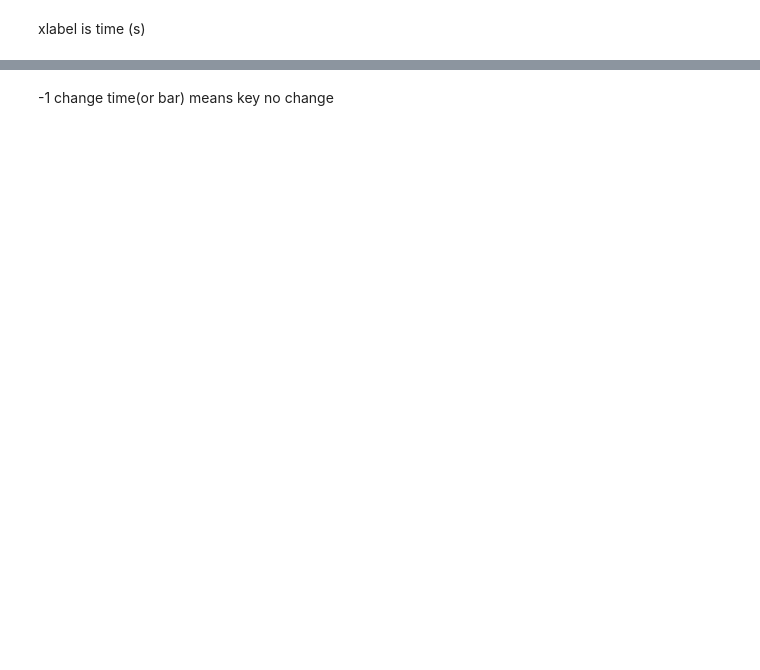
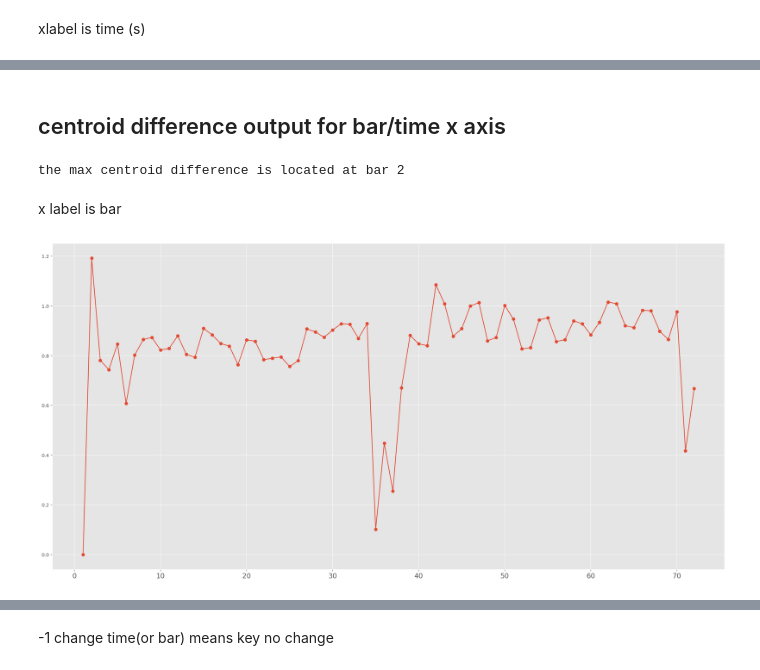
Before and after one commit to ruiguo-bio/midi-miner, a Jupyter notebook: example.ipynb, the cells around one changed output, grey strips where cells are left out. Drawn from its saved outputs; the diff is of its cells as text; code cells hidden in the pictures; blank space fills up the shorter version.

```diff
--- a/example.ipynb
+++ b/example.ipynb
@@ -272,0 +305,14 @@ draw_tension(times[:len(tensile)],tensile)
+# %% [markdown]
+## centroid difference output for bar/time x axis
+# %%
+centroid_diff = pickle.load(open('example/output/55269aebbc2e7784ca2d1d4472141889.centroid_diff','rb'))
+# %%
+print(f'the max centroid difference is located at bar {np.argmax(centroid_diff) + 1} ')
+# %% [output]
+the max centroid difference is located at bar 2
+# %% [markdown]
+x label is bar
+# %%
+draw_tension(np.arange(centroid_diff.shape[0])+1,centroid_diff)
+# %% [output]
+[figure, added]
```
Also changed, not shown: parts of 24 cells of this notebook, 9 other files.
